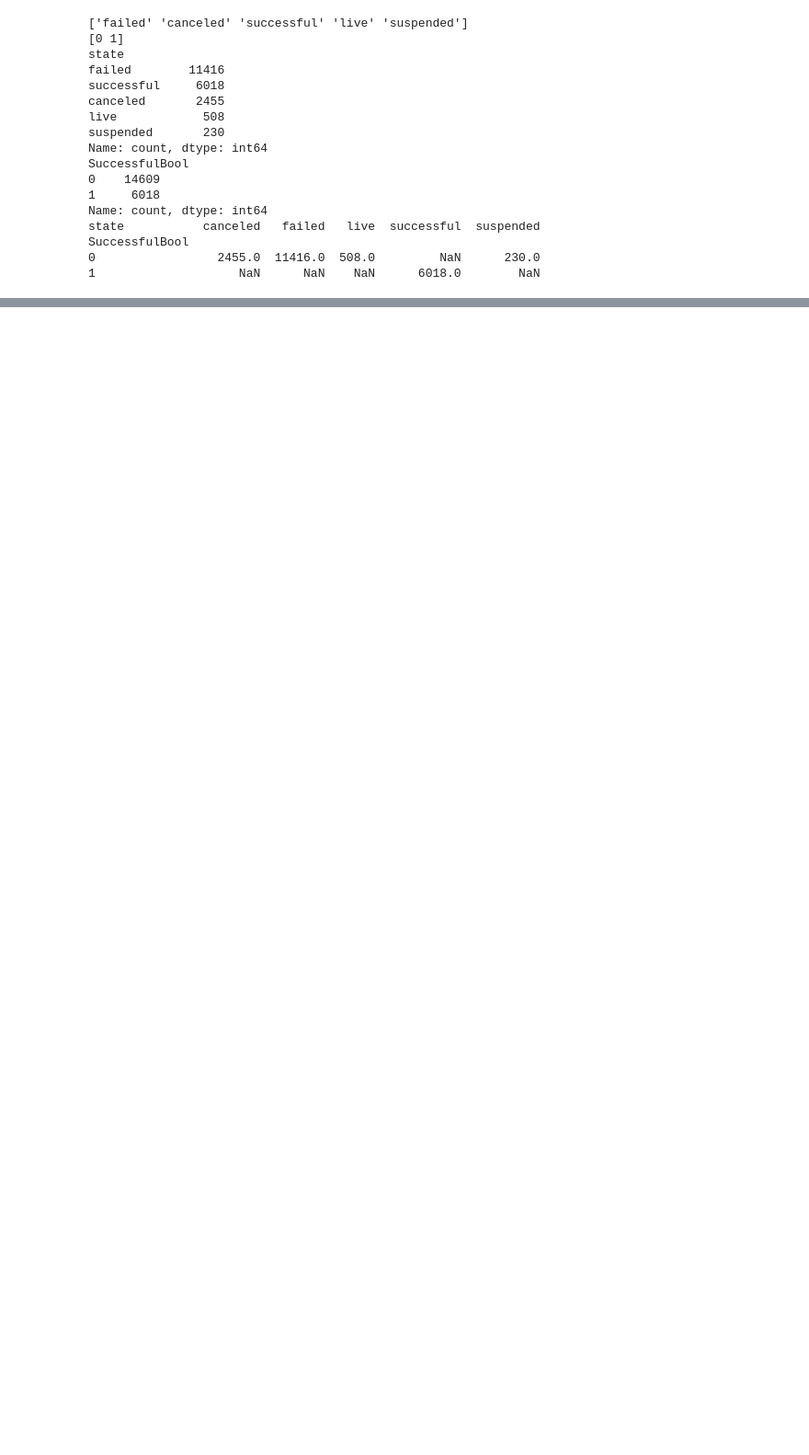
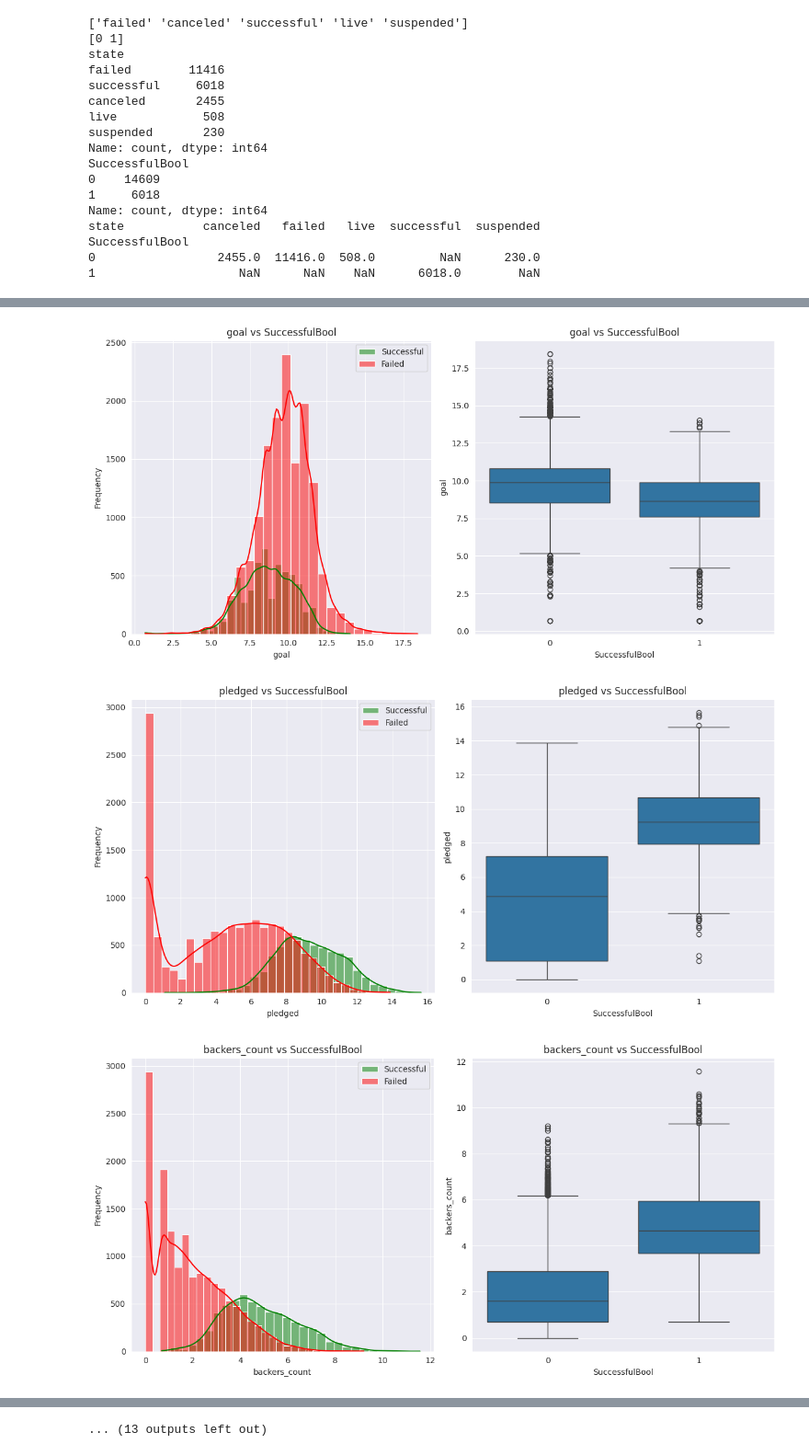
Before and after one commit to Trolann/cmpe188-assignments, a Jupyter notebook: final_project/trevor_eda.ipynb, the cells around one changed output, grey strips where cells are left out. Shown at 92% size. Cells and saved outputs as stored; diff of their text form; code cells hidden in the pictures; blank space fills up the shorter version.

```diff
--- a/final_project/trevor_eda.ipynb
+++ b/final_project/trevor_eda.ipynb
@@ -394,0 +391,30 @@ Name: count, dtype: int64
+# %%
+# using kickstarter data, show some good plots of features vs SuccessfulBool
+
+def plot_feature_vs_success(data, feature):
+    plt.figure(figsize=(12, 6))
+    plt.subplot(1, 2, 1)
+    sns.histplot(data[data['SuccessfulBool'] == 1][feature], bins=30, kde=True, color='green', label='Successful')
+    sns.histplot(data[data['SuccessfulBool'] == 0][feature], bins=30, kde=True, color='red', label='Failed')
+    plt.title(f'{feature} vs SuccessfulBool')
+    plt.xlabel(feature)
+    plt.ylabel('Frequency')
+    plt.legend()
+
+    plt.subplot(1, 2, 2)
+    sns.boxplot(x=data['SuccessfulBool'], y=data[feature])
+    plt.title(f'{feature} vs SuccessfulBool')
+    plt.xlabel('SuccessfulBool')
+    plt.ylabel(feature)
+
+    plt.tight_layout()
+    plt.show()
+
+# Show the features that are not categorical
+for feature in kickstarter.columns:
+    if feature not in ['state', 'SuccessfulBool', 'category', 'currency', 'staff_pick']:
+        plot_feature_vs_success(kickstarter, feature)
+# %% [output]
+[figure, added]
+[figure, added]
+[figure, added]
@@ -394,0 +430 @@ Name: count, dtype: int64
+... (13 outputs left out)
```
Also changed, not shown: parts of 2 cells of this notebook.
